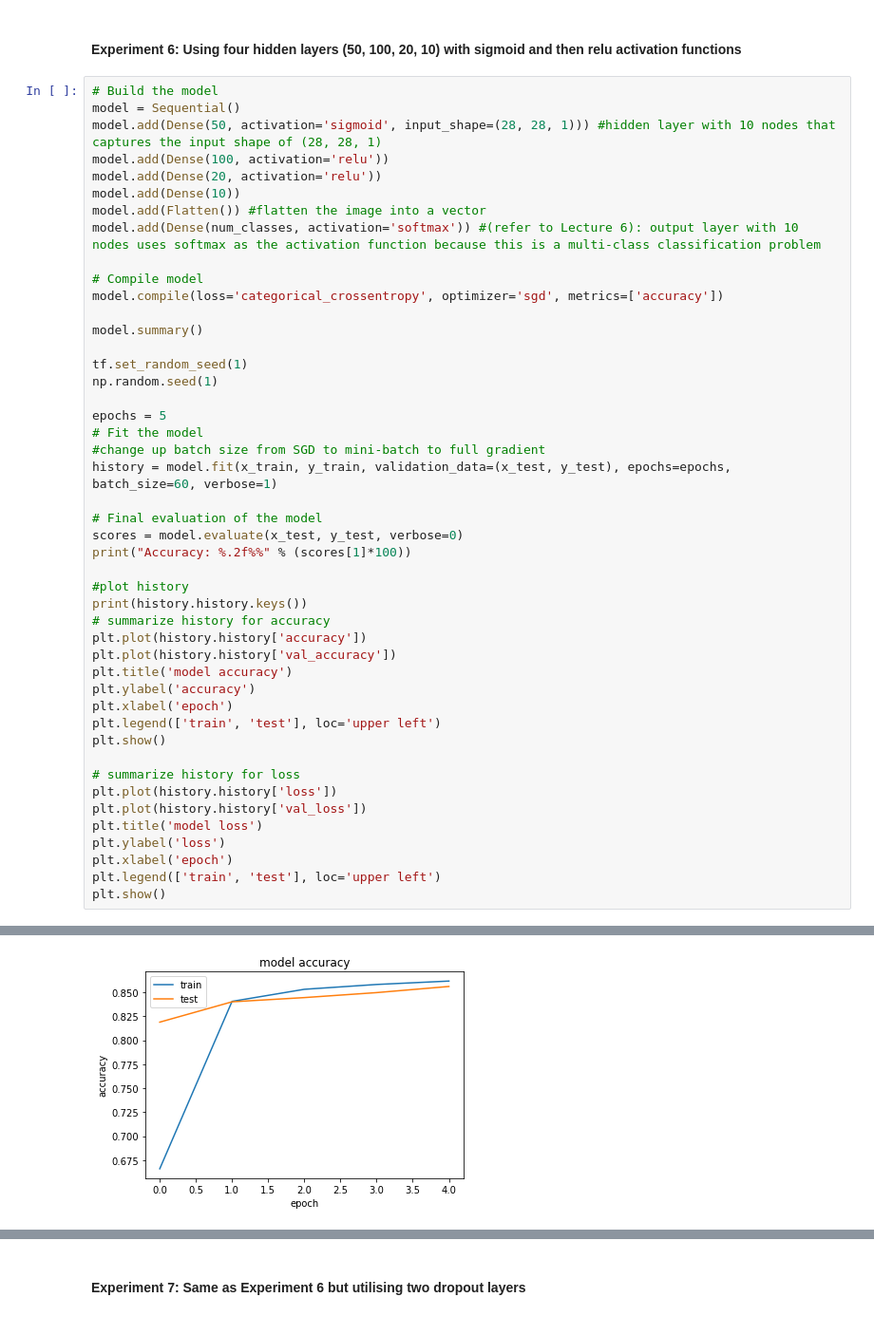
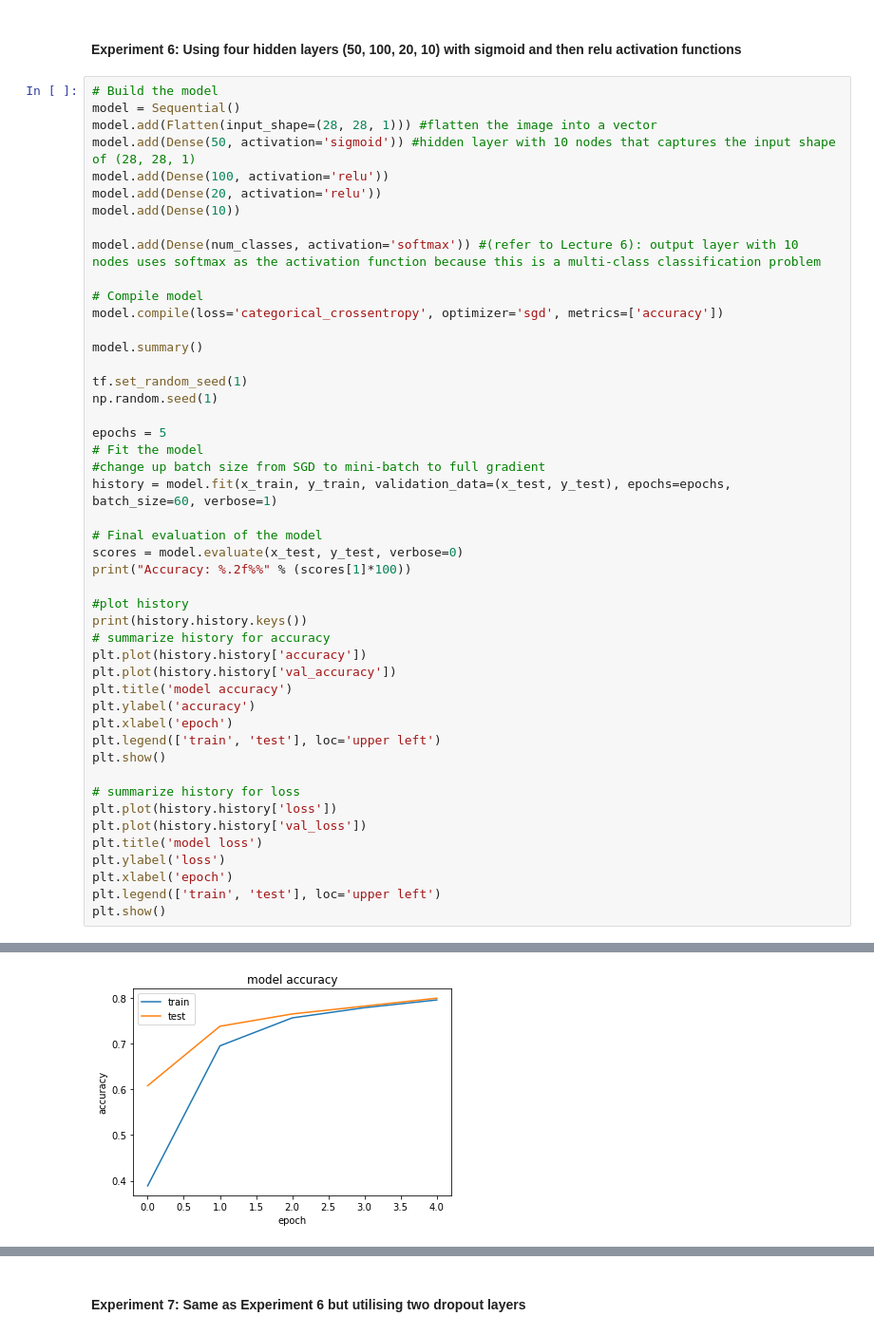
Before and after one commit to jamesworcester/Machine-Learning-Assignment-2, a Jupyter notebook: CSE3CI_Assignment2_JamesWorcester.ipynb, the cells around one changed output, grey strips where cells are left out. Shown: that part at 95% size. Saved outputs shown, nothing was run; the diff lists cells and outputs as text.

```diff
--- a/CSE3CI_Assignment2_JamesWorcester.ipynb
+++ b/CSE3CI_Assignment2_JamesWorcester.ipynb
@@ -534,11 +533,12 @@ dict_keys(['val_loss', 'val_accuracy', 'loss', 'accuracy'])
 # %%
 # Build the model
 model = Sequential()
-model.add(Dense(50, activation='sigmoid', input_shape=(28, 28, 1))) #hidden layer with 10 nodes that captures the input shape of (28, 28, 1)
+model.add(Flatten(input_shape=(28, 28, 1))) #flatten the image into a vector
+model.add(Dense(50, activation='sigmoid')) #hidden layer with 10 nodes that captures the input shape of (28, 28, 1)
 model.add(Dense(100, activation='relu'))
 model.add(Dense(20, activation='relu'))
 model.add(Dense(10))
-model.add(Flatten()) #flatten the image into a vector
+
 model.add(Dense(num_classes, activation='softmax')) #(refer to Lecture 6): output layer with 10 nodes uses softmax as the activation function because this is a multi-class classification problem
 
 # Compile model
@@ -597,2 +597,2 @@ Accuracy: 85.61%
 dict_keys(['val_loss', 'val_accuracy', 'loss', 'accuracy'])
-[figure, old version]
+[figure, new version]
```
Also changed, not shown: parts of 17 cells of this notebook, 1 other file.
